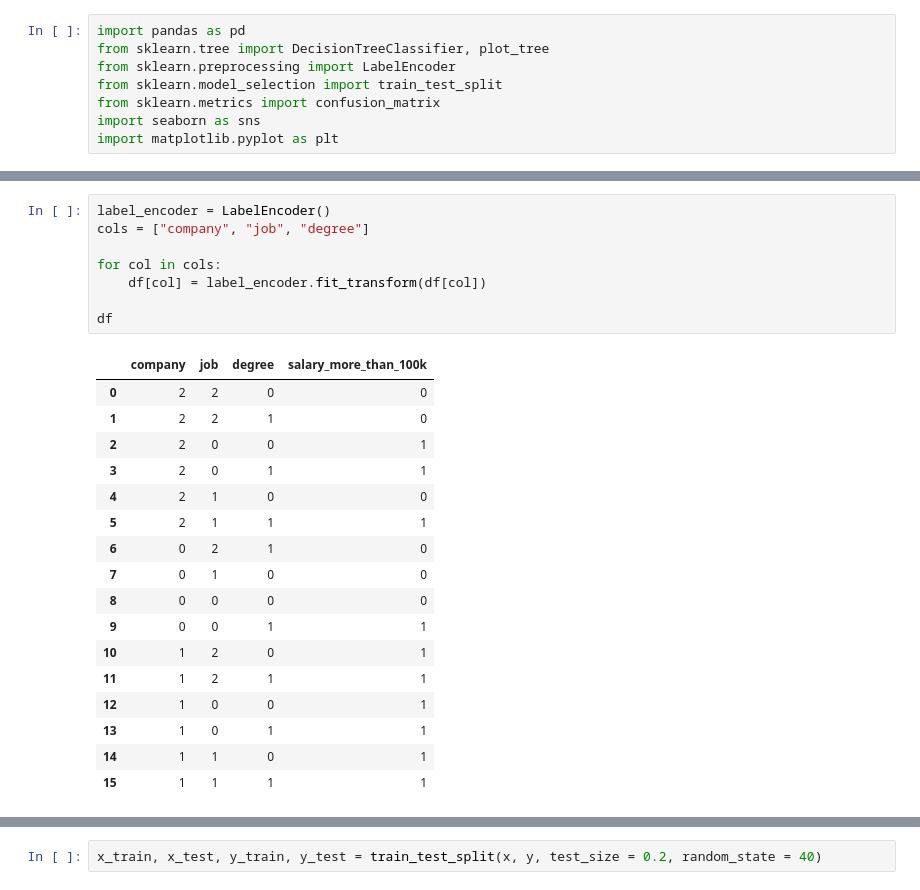
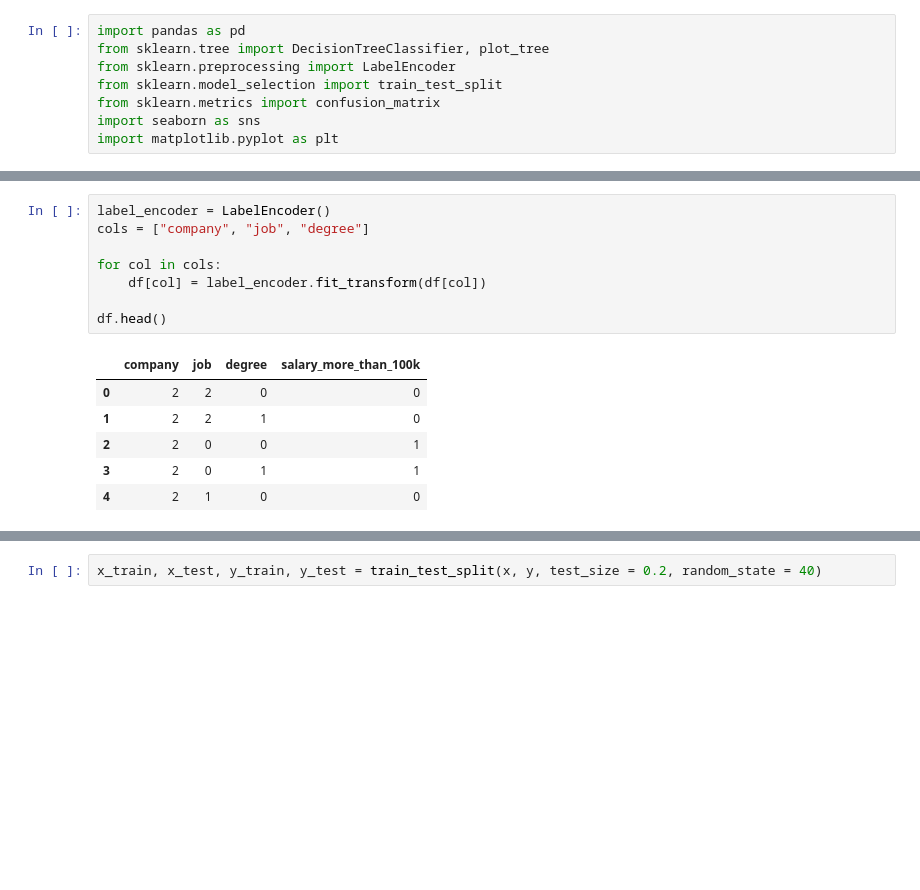
Before and after one commit to ayash01/dataScienceLab, a Jupyter notebook: CO3/decision_tree_salaries.ipynb, the cells around one changed output, grey strips where cells are left out. Saved outputs shown, nothing was run; the diff lists cells and outputs as text; blank space fills up the shorter version.

```diff
--- a/CO3/decision_tree_salaries.ipynb
+++ b/CO3/decision_tree_salaries.ipynb
@@ -30,28 +19,17 @@ df
 # %%
 label_encoder = LabelEncoder()
 cols = ["company", "job", "degree"]
 
 for col in cols:
     df[col] = label_encoder.fit_transform(df[col])
 
-df
+df.head()
 # %% [output]
 |  | company | job | degree | salary_more_than_100k |
 | 0 | 2 | 2 | 0 | 0 |
 | 1 | 2 | 2 | 1 | 0 |
 | 2 | 2 | 0 | 0 | 1 |
 | 3 | 2 | 0 | 1 | 1 |
 | 4 | 2 | 1 | 0 | 0 |
-| 5 | 2 | 1 | 1 | 1 |
-| 6 | 0 | 2 | 1 | 0 |
-| 7 | 0 | 1 | 0 | 0 |
-| 8 | 0 | 0 | 0 | 0 |
-| 9 | 0 | 0 | 1 | 1 |
-| 10 | 1 | 2 | 0 | 1 |
-| 11 | 1 | 2 | 1 | 1 |
-| 12 | 1 | 0 | 0 | 1 |
-| 13 | 1 | 0 | 1 | 1 |
-| 14 | 1 | 1 | 0 | 1 |
-| 15 | 1 | 1 | 1 | 1 |
 # %%
 x = df.drop("salary_more_than_100k", axis = 1)
```
Also changed, not shown: parts of 3 cells of this notebook, 8 other files.
